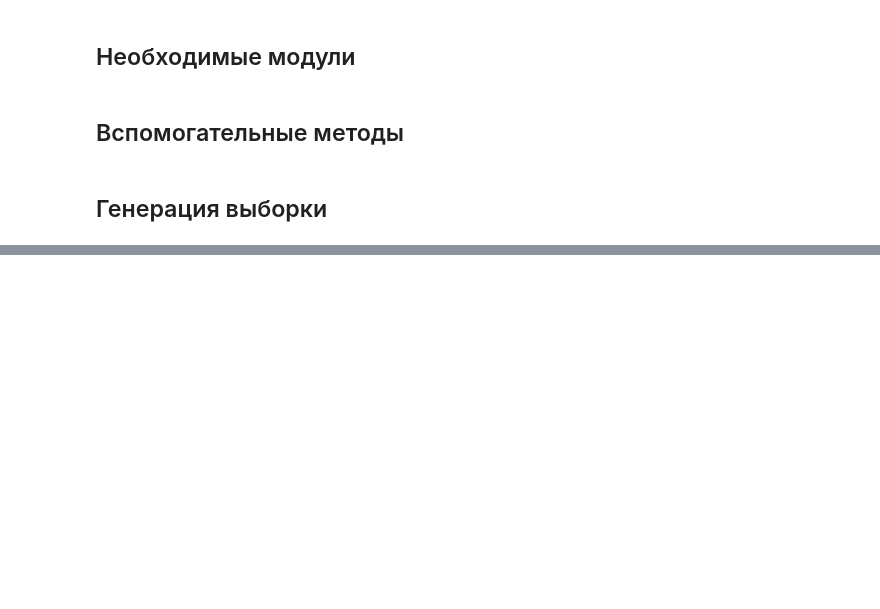
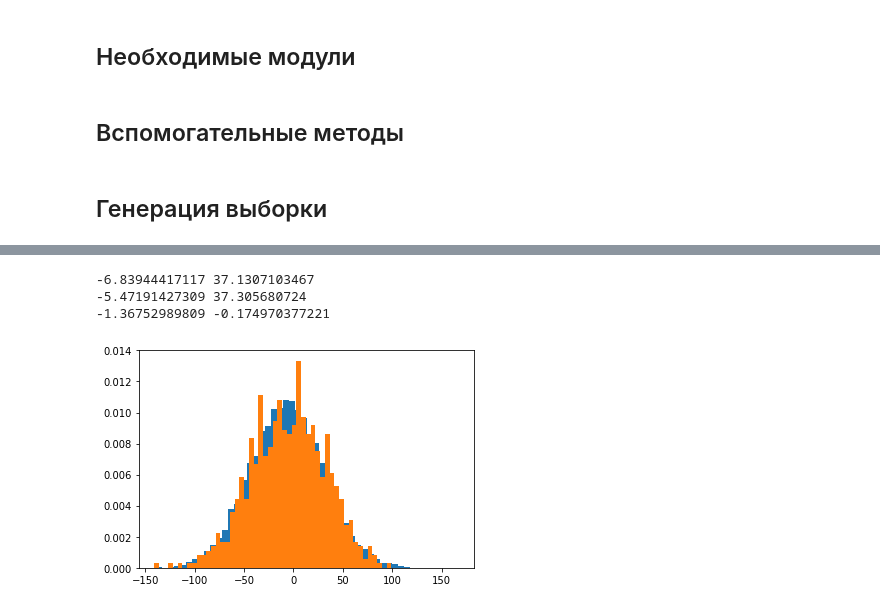
Before and after one commit to IooHooI/BASIC-STATISTICS, a Jupyter notebook: Second_Task.ipynb, the cells around one changed output, grey strips where cells are left out. Saved outputs shown, nothing was run; the diff lists cells and outputs as text; code cells hidden in the pictures; blank space fills up the shorter version.

```diff
--- a/Second_Task.ipynb
+++ b/Second_Task.ipynb
@@ -71,3 +81,10 @@ def minimize_result1(initial_proportion, sample):
+# %%
+def optimalSampling(generalSample, subSampleSize):
+    mixture  = BayesianGaussianMixture(n_components=3, max_iter=int(1e10))
+    mixture.fit(generalSample.reshape(-1, 1))
+    #print(mixture.get_params())
+    sub_sample = mixture.sample(subSampleSize)[0]
+    return sub_sample
 # %% [markdown]
 ## Генерация выборки
 # %%
@@ -102,0 +119,13 @@ plt.show()
+# %%
+sub_sample = optimalSampling(sample, 50 * sum(proportion))
+print(sample.mean(), sample.std())
+print(sub_sample.mean(), sub_sample.std())
+print(sample.mean() - sub_sample.mean(), sample.std() - sub_sample.std())
+plt.hist(sample, 50, normed=True)
+plt.hist(sub_sample, 50, normed=True)
+plt.show()
+# %% [output]
+-6.83944417117 37.1307103467
+-5.47191427309 37.305680724
+-1.36752989809 -0.174970377221
+[figure, added]
```
Also changed, not shown: parts of 20 cells of this notebook, 2 other files.
